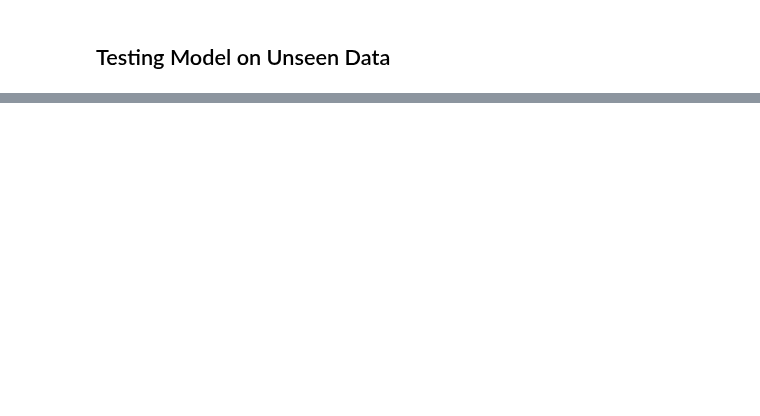
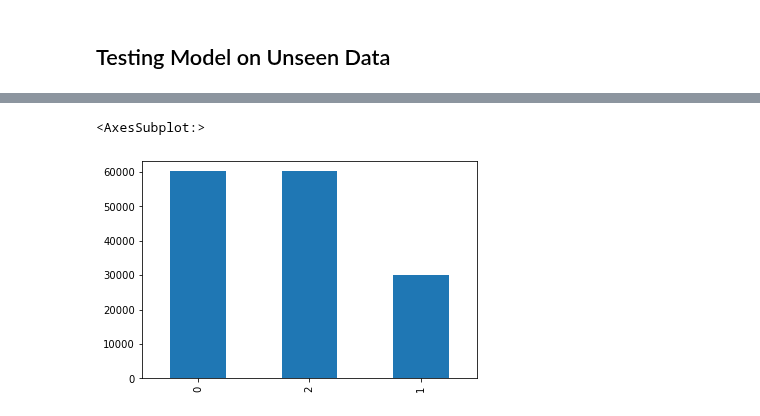
Before and after one commit to CCCaLebF/nlp-sentiment-analysis, a Jupyter notebook: preprocessing_balanced.ipynb, the cells around one changed output, grey strips where cells are left out. Cells and saved outputs as stored; diff of their text form; code cells hidden in the pictures; blank space fills up the shorter version.

```diff
--- a/preprocessing_balanced.ipynb
+++ b/preprocessing_balanced.ipynb
@@ -442,2 +501,7 @@ Ratings: [0 2 1]
 # %%
 hypermodel_rs.save(f"E:\Saved_NLP_models\c1_lstm_model_acc_{round(score[1], 3)}.h5", save_format='h5') # save the model and indicate its accuracy in the file name
+# %%
+combined.reviews_rating.value_counts().plot.bar()
+# %% [output]
+<AxesSubplot:>
+[figure, added]
```
Also changed, not shown: parts of 13 cells of this notebook, 1 other file.
